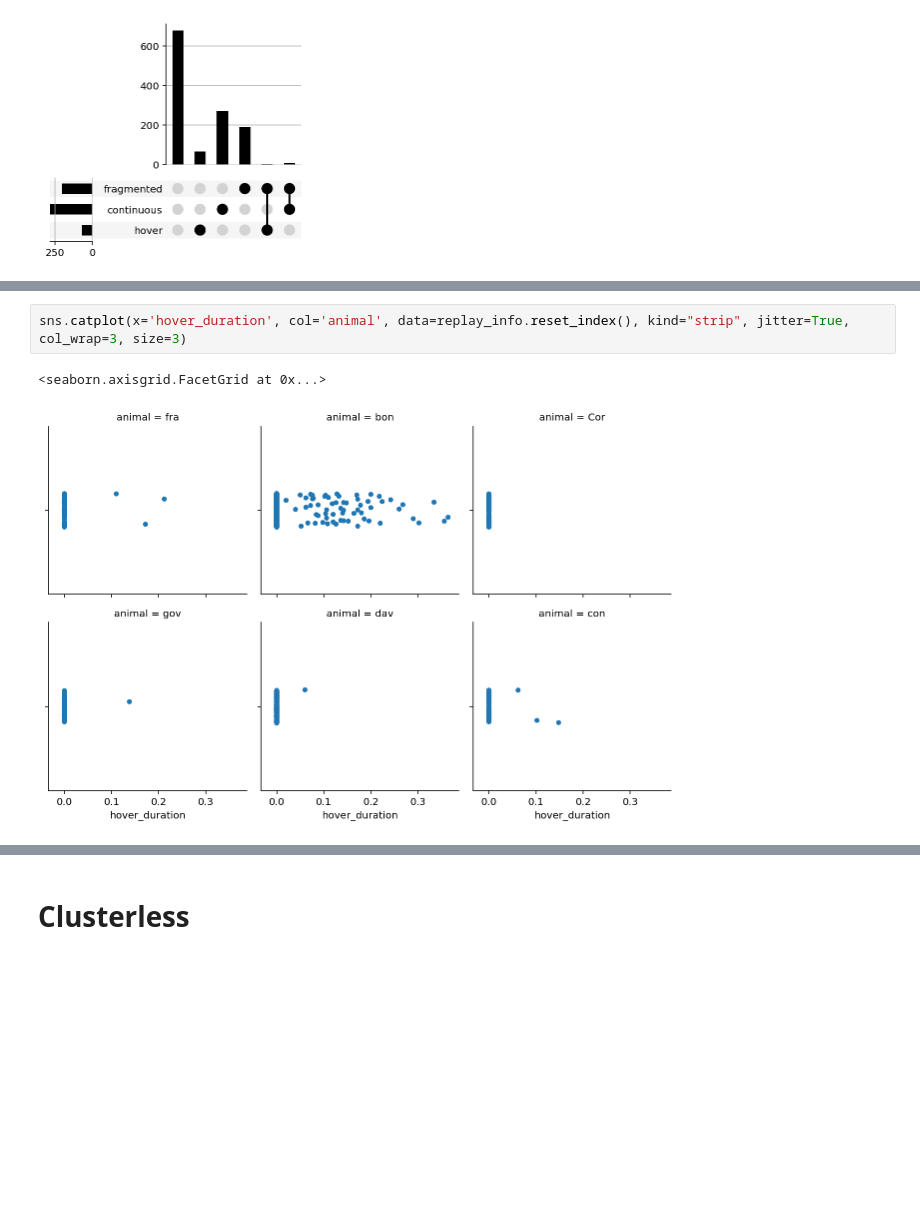
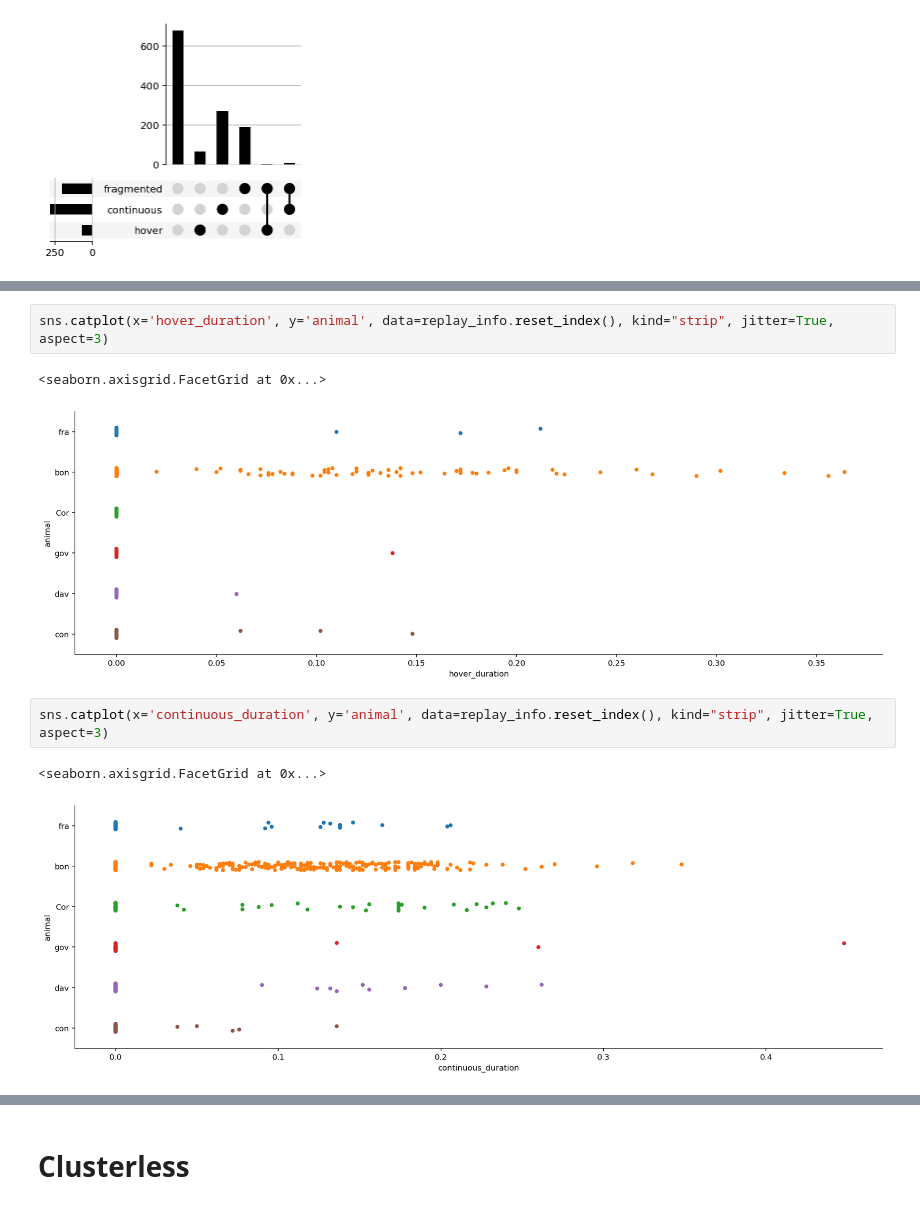
Before and after one commit to Eden-Kramer-Lab/replay_trajectory_paper, a Jupyter notebook: notebooks/Analyze_Replay.ipynb, the cells around one changed output, grey strips where cells are left out. Saved outputs shown, nothing was run; the diff lists cells and outputs as text; blank space fills up the shorter version.

Commit message:
Update plots for better direct comparison

```diff
--- a/notebooks/Analyze_Replay.ipynb
+++ b/notebooks/Analyze_Replay.ipynb
@@ -141,6 +129,11 @@ sns.despine(left=True)
 # %%
-sns.catplot(x='hover_duration', col='animal', data=replay_info.reset_index(), kind="strip", jitter=True, col_wrap=3, size=3)
+sns.catplot(x='hover_duration', y='animal', data=replay_info.reset_index(), kind="strip", jitter=True, aspect=3)
 # %% [output]
 <seaborn.axisgrid.FacetGrid at 0x...>
-[figure, old version]
+[figure, new version]
+# %%
+sns.catplot(x='continuous_duration', y='animal', data=replay_info.reset_index(), kind="strip", jitter=True, aspect=3)
+# %% [output]
+<seaborn.axisgrid.FacetGrid at 0x...>
+[figure, added]
 # %%
```
Also changed, not shown: parts of 20 cells of this notebook.
